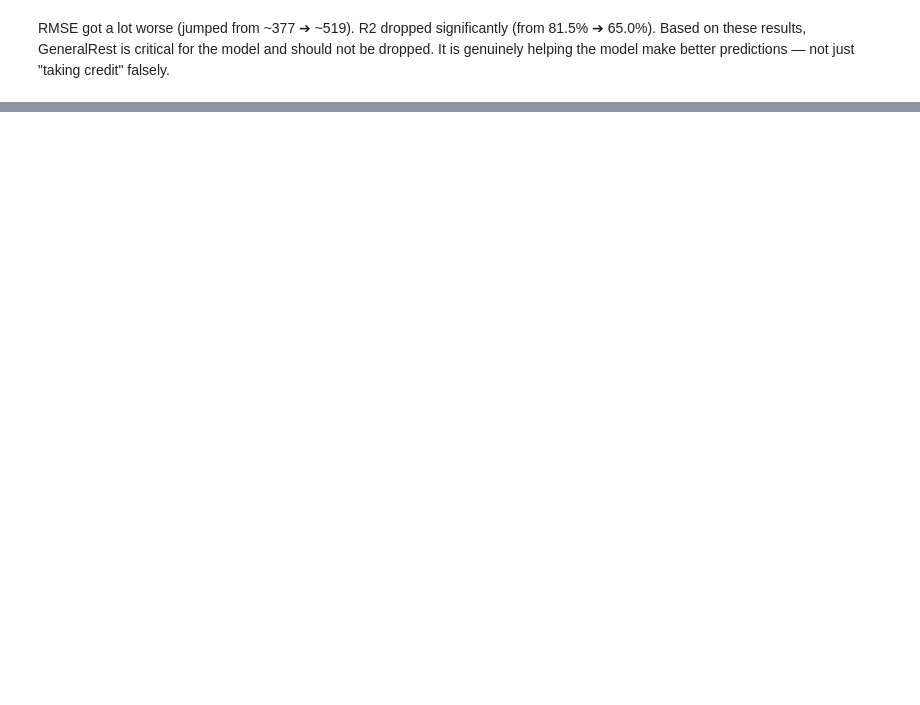
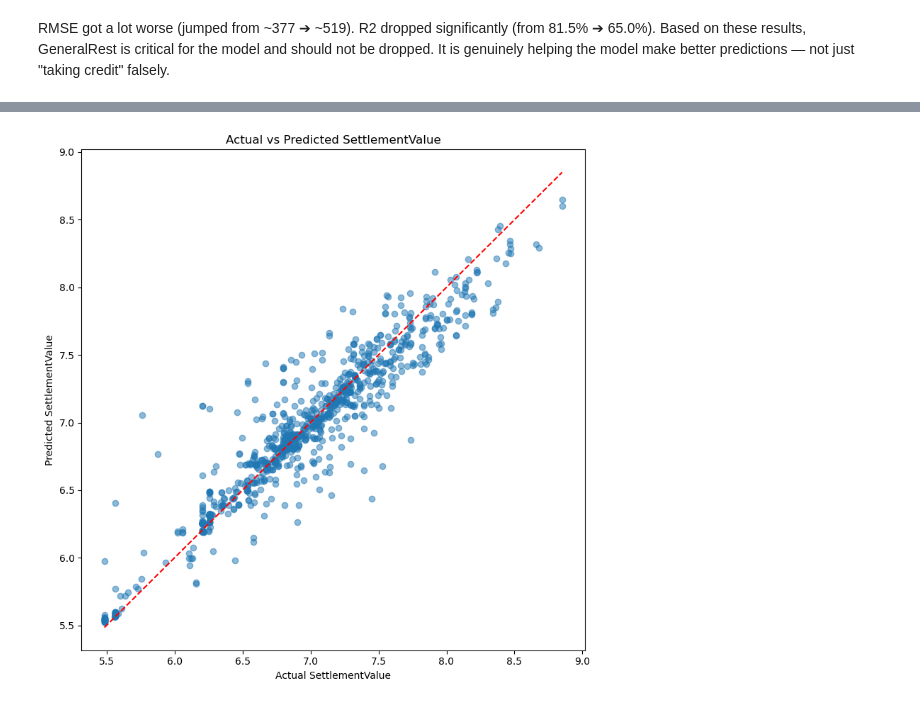
Before and after one commit to y2-htay/insurance-claim-predictor, a Jupyter notebook: AI-Stuff/Vanessa/catBoost_regression_model.ipynb, the cells around one changed output, grey strips where cells are left out. Cells and saved outputs as stored; diff of their text form; code cells hidden in the pictures; blank space fills up the shorter version.

```diff
--- a/AI-Stuff/Vanessa/catBoost_regression_model.ipynb
+++ b/AI-Stuff/Vanessa/catBoost_regression_model.ipynb
@@ -347,0 +478,12 @@ It is genuinely helping the model make better predictions — not just "taking c
+# %%
+# Scatter Plot to check prediction bias or spread
+plt.figure(figsize=(8, 8))
+plt.scatter(y_test, y_pred, alpha=0.5)
+plt.plot([y_test.min(), y_test.max()], [y_test.min(), y_test.max()], 'r--')  # Diagonal line
+plt.xlabel('Actual SettlementValue')
+plt.ylabel('Predicted SettlementValue')
+plt.title('Actual vs Predicted SettlementValue')
+plt.tight_layout()
+plt.show()
+# %% [output]
+[figure, added]
```
Also changed, not shown: parts of 20 cells of this notebook.
